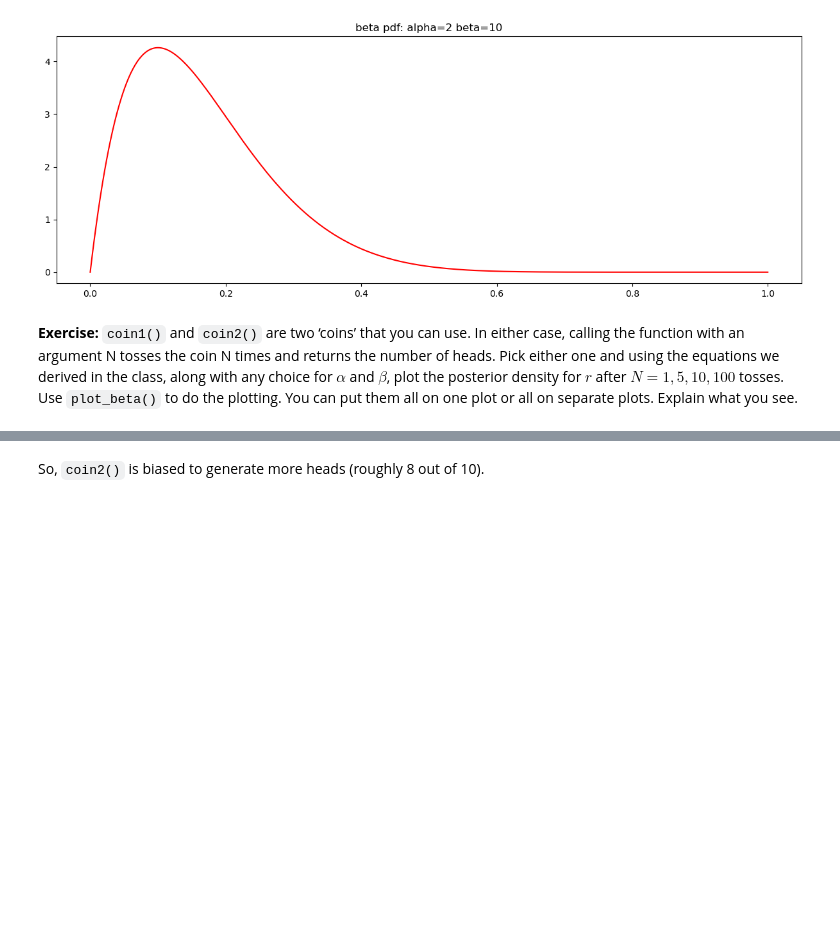
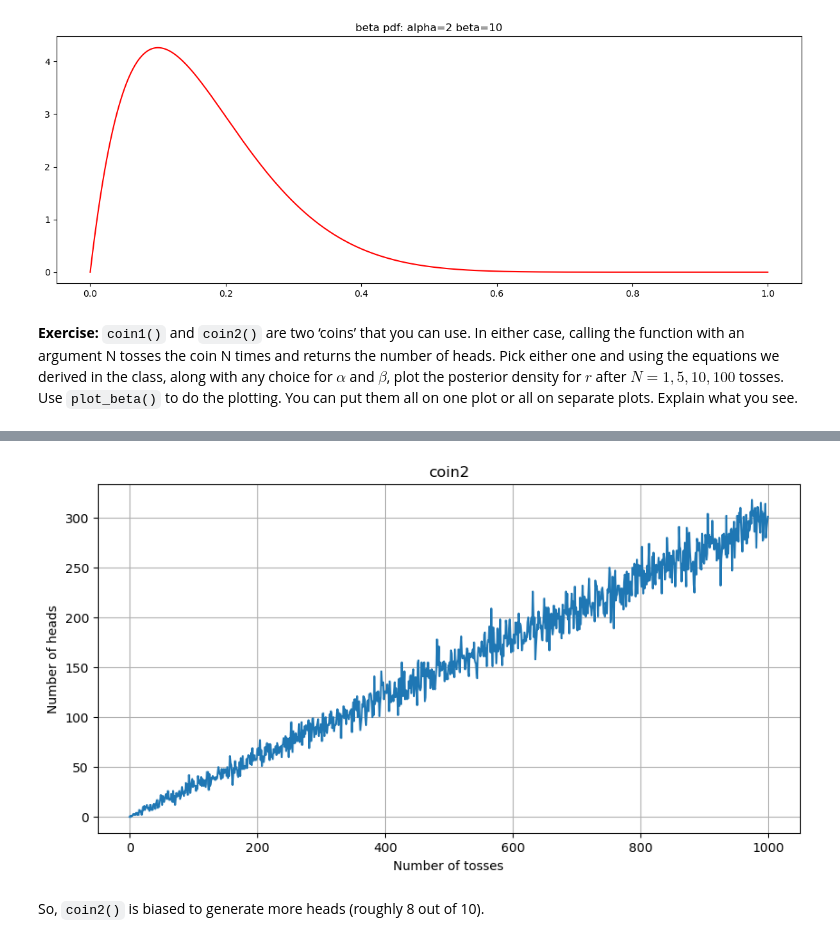
Before and after one commit to Michele2301/asi-labs, a Jupyter notebook: lab_week1-public/Coin_Toss_Experiment.ipynb, the cells around one changed output, grey strips where cells are left out. Cells and saved outputs as stored; diff of their text form; code cells hidden in the pictures; blank space fills up the shorter version.

```diff
--- a/lab_week1-public/Coin_Toss_Experiment.ipynb
+++ b/lab_week1-public/Coin_Toss_Experiment.ipynb
@@ -61,3 +61,14 @@ plt.show()
+# %%
+yN = [coin1(N) for N in range(1000)]
+plt.figure(figsize=(10,5))
+plt.plot(list(range(1000)), yN)
+plt.xlabel("Number of tosses")
+plt.ylabel("Number of heads")
+plt.title("coin2")
+plt.grid()
+plt.show()
+# %% [output]
+[figure, added]
 # %% [markdown]
 So, `coin2()` is biased to generate more heads (roughly 8 out of 10).
 # %%
```
Also changed, not shown: parts of 7 cells of this notebook, 2 other files.
